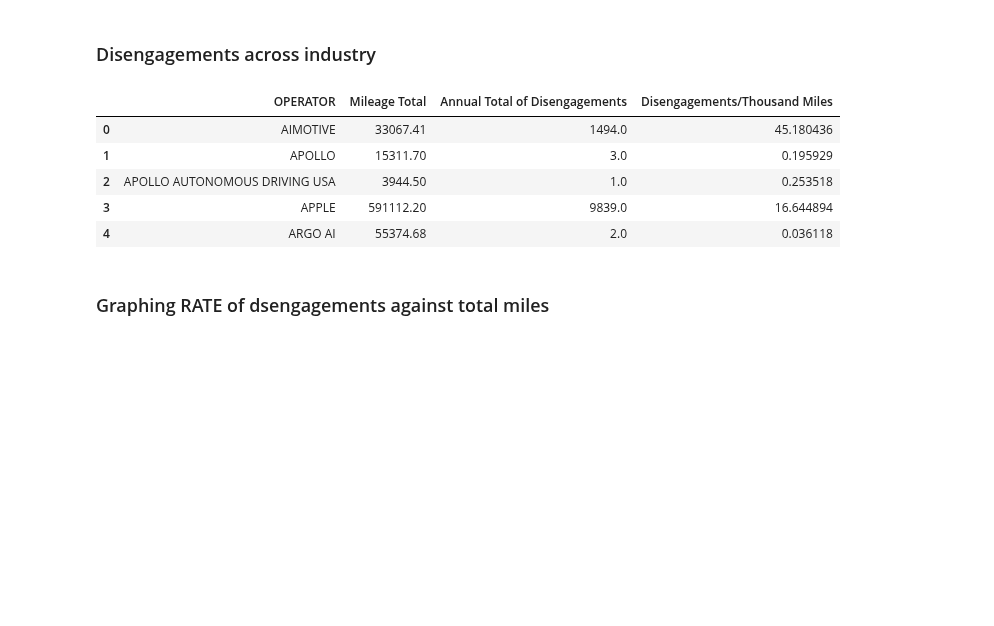
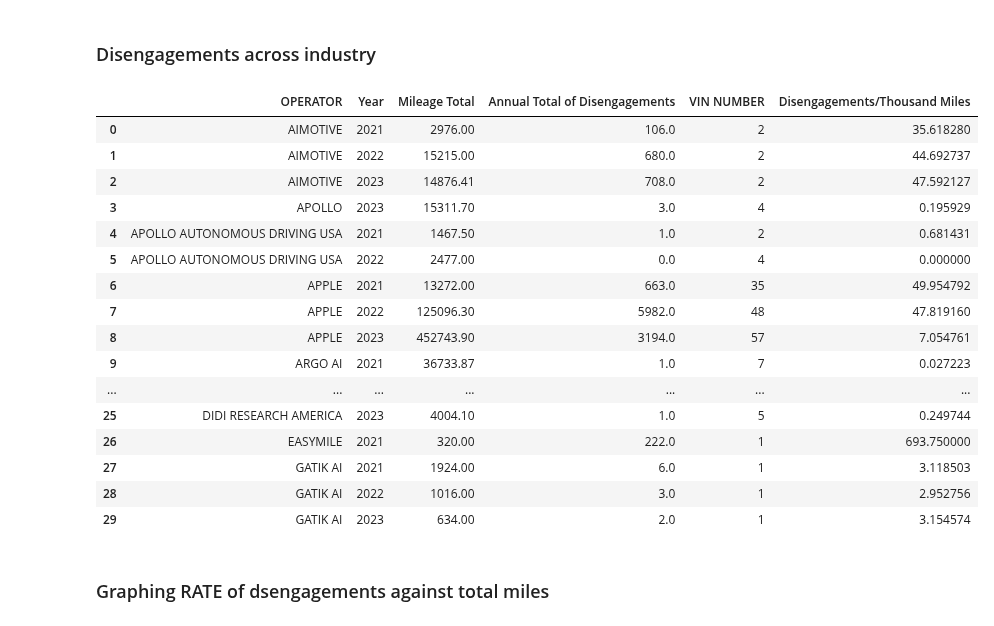
Before and after one commit to Kyle-Markwardt/self-driving-vehicles, a Jupyter notebook: main.ipynb, the cells around one changed output. Cells and saved outputs as stored; diff of their text form; code cells hidden in the pictures; blank space fills up the shorter version.

```diff
--- a/main.ipynb
+++ b/main.ipynb
@@ -555,36 +555,47 @@ fig.show()
 # %%
 #### DISENGAGEMENTS PER THOUSAND MILES DRIVEN
 # Makes most sense to show by year on a per-company basis.
 
 # Group by manufacturer - get VIN count, total disengagments and total miles
 dptm = nonzero_mileage.groupby(['OPERATOR', 'Year']).agg({'Mileage Total': 'sum',
                                                               'Annual Total of Disengagements': 'sum',
                                                               'VIN NUMBER': 'nunique'}).reset_index()
 # Calculate DPTM
 dptm["Disengagements/Thousand Miles"] = (dptm['Annual Total of Disengagements'] / (dptm['Mileage Total'] / 1000))
 
 # Lowest DPTM Operators
 smoothest_operators = dptm.groupby('OPERATOR')['Disengagements/Thousand Miles'].sum().nsmallest(10).index
 # Simple Yearly Aggregate of DPTM per Operator
 agg_2 = dptm.groupby(['OPERATOR', 'Year'])['Disengagements/Thousand Miles'].sum().reset_index()
 # agg_2 filtered by smoothest operators (best 10)
 lowest_disengage_rate = agg_2[agg_2['OPERATOR'].isin(smoothest_operators)]
 
 # DPTM df filtered down to 10 best @ DPTM
 dptm_filtered_10 = dptm[dptm['OPERATOR'].isin(smoothest_operators)]
 
 dptm_total = nonzero_mileage.groupby(['OPERATOR']).agg({'Mileage Total': 'sum',
                                                               'Annual Total of Disengagements': 'sum'}).reset_index()
 dptm_total["Disengagements/Thousand Miles"] = (dptm_total['Annual Total of Disengagements'] / (dptm_total['Mileage Total'] / 1000))
 
-dptm_total.head()
+dptm.head(30)
 # %% [output]
-|  | OPERATOR | Mileage Total | Annual Total of Disengagements | Disengagements/Thousand Miles |
-| 0 | AIMOTIVE | 33067.41 | 1494.0 | 45.180436 |
-| 1 | APOLLO | 15311.70 | 3.0 | 0.195929 |
-| 2 | APOLLO AUTONOMOUS DRIVING USA | 3944.50 | 1.0 | 0.253518 |
-| 3 | APPLE | 591112.20 | 9839.0 | 16.644894 |
-| 4 | ARGO AI | 55374.68 | 2.0 | 0.036118 |
+|  | OPERATOR | Year | Mileage Total | Annual Total of Disengagements | VIN NUMBER | Disengagements/Thousand Miles |
+| 0 | AIMOTIVE | 2021 | 2976.00 | 106.0 | 2 | 35.618280 |
+| 1 | AIMOTIVE | 2022 | 15215.00 | 680.0 | 2 | 44.692737 |
+| 2 | AIMOTIVE | 2023 | 14876.41 | 708.0 | 2 | 47.592127 |
+| 3 | APOLLO | 2023 | 15311.70 | 3.0 | 4 | 0.195929 |
+| 4 | APOLLO AUTONOMOUS DRIVING USA | 2021 | 1467.50 | 1.0 | 2 | 0.681431 |
+| 5 | APOLLO AUTONOMOUS DRIVING USA | 2022 | 2477.00 | 0.0 | 4 | 0.000000 |
+| 6 | APPLE | 2021 | 13272.00 | 663.0 | 35 | 49.954792 |
+| 7 | APPLE | 2022 | 125096.30 | 5982.0 | 48 | 47.819160 |
+| 8 | APPLE | 2023 | 452743.90 | 3194.0 | 57 | 7.054761 |
+| 9 | ARGO AI | 2021 | 36733.87 | 1.0 | 7 | 0.027223 |
+| ... | ... | ... | ... | ... | ... | ... |
+| 25 | DIDI RESEARCH AMERICA | 2023 | 4004.10 | 1.0 | 5 | 0.249744 |
+| 26 | EASYMILE | 2021 | 320.00 | 222.0 | 1 | 693.750000 |
+| 27 | GATIK AI | 2021 | 1924.00 | 6.0 | 1 | 3.118503 |
+| 28 | GATIK AI | 2022 | 1016.00 | 3.0 | 1 | 2.952756 |
+| 29 | GATIK AI | 2023 | 634.00 | 2.0 | 1 | 3.154574 |
 # %% [markdown]
 ### Graphing RATE of dsengagements against total miles
 # %%
```
Also changed, not shown: parts of 7 cells of this notebook.
